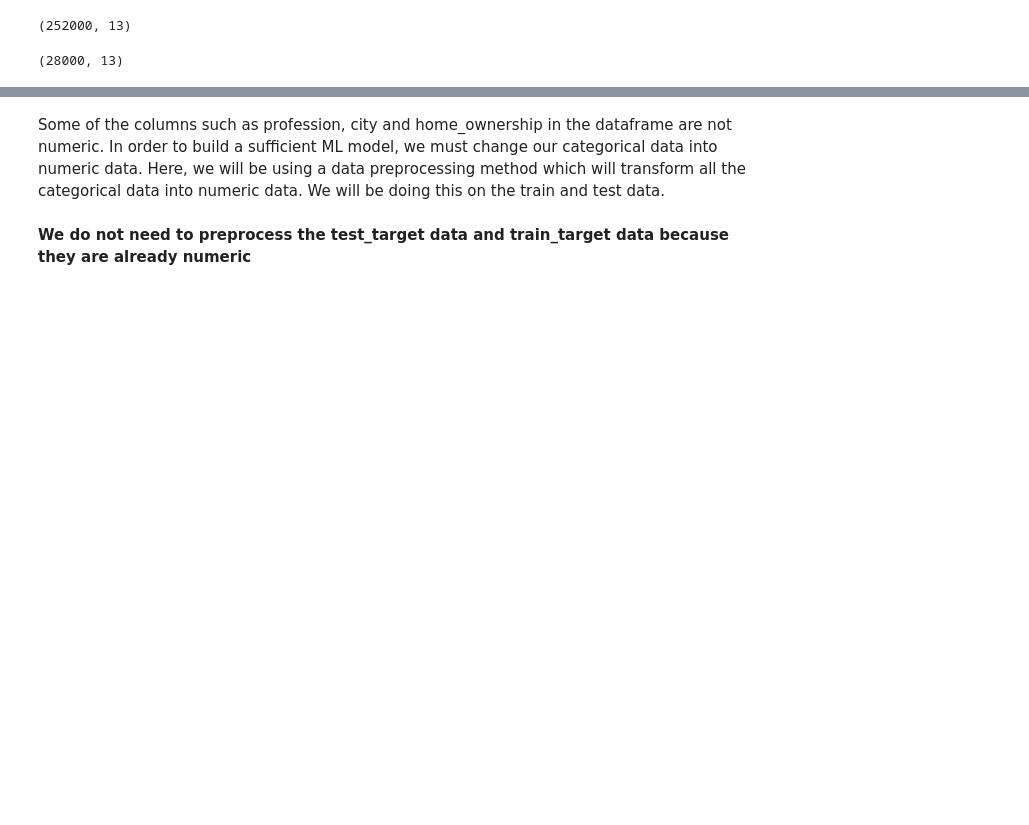
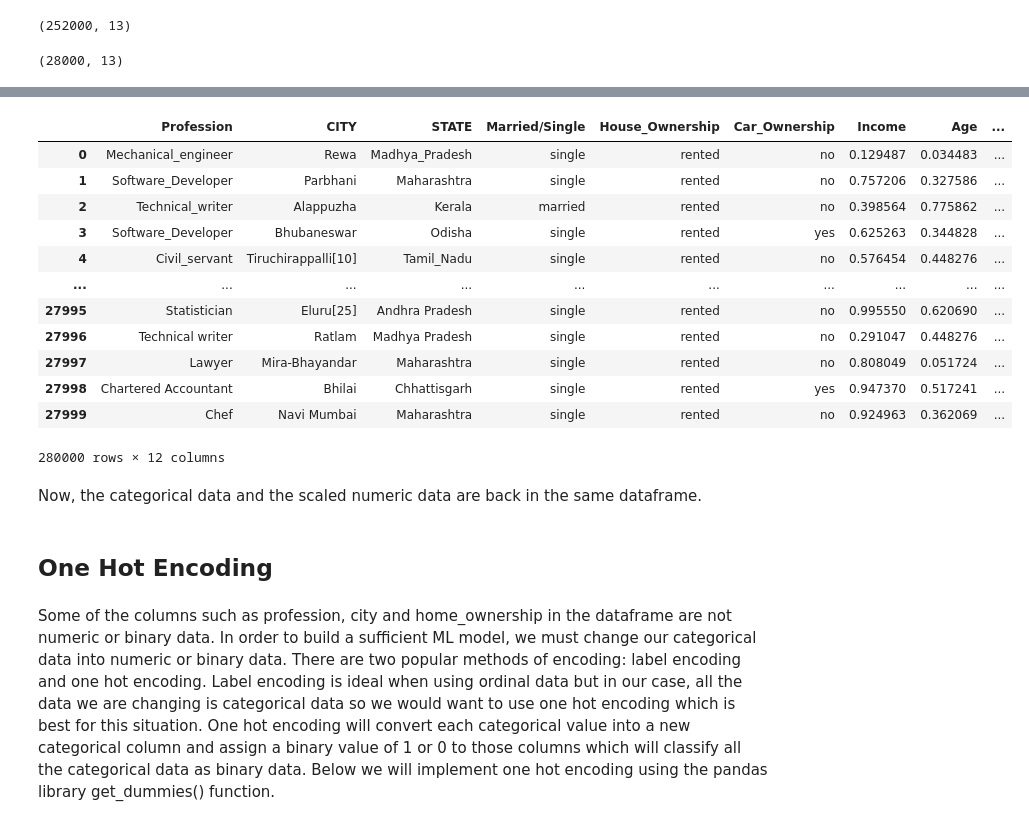
Before and after one commit to osherboudara99/Loan_Predictions_Algorithm_Comparison, a Jupyter notebook: XGBoost.ipynb, the cells around one changed output, grey strips where cells are left out. Drawn from its saved outputs; the diff is of its cells as text; code cells hidden in the pictures; blank space fills up the shorter version.

```diff
--- a/XGBoost.ipynb
+++ b/XGBoost.ipynb
@@ -85,0 +106,4 @@ dtype: int64
+# %%
+column_labels = ["Profession","CITY", "STATE","Married/Single", "House_Ownership", "Car_Ownership"]
+data_numeric = all_data.drop(columns = column_labels) # to have numeric data separate from categorical in order to perform scaling
+data_numeric
@@ -85,0 +124,3 @@ dtype: int64
+# %%
+data_categorical = all_data[column_labels] # to have the categorical data separate from numeric
+data_categorical
@@ -85,0 +141,3 @@ dtype: int64
+# %%
+data_numeric_scaled = (data_numeric-data_numeric.min())/(data_numeric.max()-data_numeric.min())
+data_numeric_scaled
@@ -86,7 +158,26 @@ dtype: int64
+# %%
+all_data_scaled = pd.concat([data_categorical, data_numeric_scaled], axis=1)
+all_data_scaled
+# %% [output]
+|  | Profession | CITY | STATE | Married/Single | House_Ownership | Car_Ownership | Income | Age | ... |
+| 0 | Mechanical_engineer | Rewa | Madhya_Pradesh | single | rented | no | 0.129487 | 0.034483 | ... |
+| 1 | Software_Developer | Parbhani | Maharashtra | single | rented | no | 0.757206 | 0.327586 | ... |
+| 2 | Technical_writer | Alappuzha | Kerala | married | rented | no | 0.398564 | 0.775862 | ... |
+| 3 | Software_Developer | Bhubaneswar | Odisha | single | rented | yes | 0.625263 | 0.344828 | ... |
+| 4 | Civil_servant | Tiruchirappalli[10] | Tamil_Nadu | single | rented | no | 0.576454 | 0.448276 | ... |
+| ... | ... | ... | ... | ... | ... | ... | ... | ... | ... |
+| 27995 | Statistician | Eluru[25] | Andhra Pradesh | single | rented | no | 0.995550 | 0.620690 | ... |
+| 27996 | Technical writer | Ratlam | Madhya Pradesh | single | rented | no | 0.291047 | 0.448276 | ... |
+| 27997 | Lawyer | Mira-Bhayandar | Maharashtra | single | rented | no | 0.808049 | 0.051724 | ... |
+| 27998 | Chartered Accountant | Bhilai | Chhattisgarh | single | rented | yes | 0.947370 | 0.517241 | ... |
+| 27999 | Chef | Navi Mumbai | Maharashtra | single | rented | no | 0.924963 | 0.362069 | ... |
+280000 rows × 12 columns
+# %% [markdown]
+Now, the categorical data and the scaled numeric data are back in the same dataframe.
+# %% [markdown]
+## One Hot Encoding
 # %% [markdown]
-Some of the columns such as profession, city and home_ownership in the dataframe are not numeric. In order to build a sufficient ML model, we must change our categorical data into numeric data. Here, we will be using a data preprocessing method which will transform all the categorical data into numeric data. We will be doing this on the train and test data.
+Some of the columns such as profession, city and home_ownership in the dataframe are not numeric or binary data. In order to build a sufficient ML model, we must change our categorical data into numeric or binary data. There are two popular methods of encoding: label encoding and one hot encoding. Label encoding is ideal when using ordinal data but in our case, all the data we are changing is categorical data so we would want to use one hot encoding which is best for this situation. One hot encoding will convert each categorical value into a new categorical column and assign a binary value of 1 or 0 to those columns which will classify all the categorical data as binary data. Below we will implement one hot encoding using the pandas library get_dummies() function.
-# %% [markdown]
-**We do not need to preprocess the test_target data and train_target data because they are already numeric**
 # %%
 from sklearn.preprocessing import LabelEncoder
 
```
Also changed, not shown: parts of 37 cells of this notebook, 9 other files.
